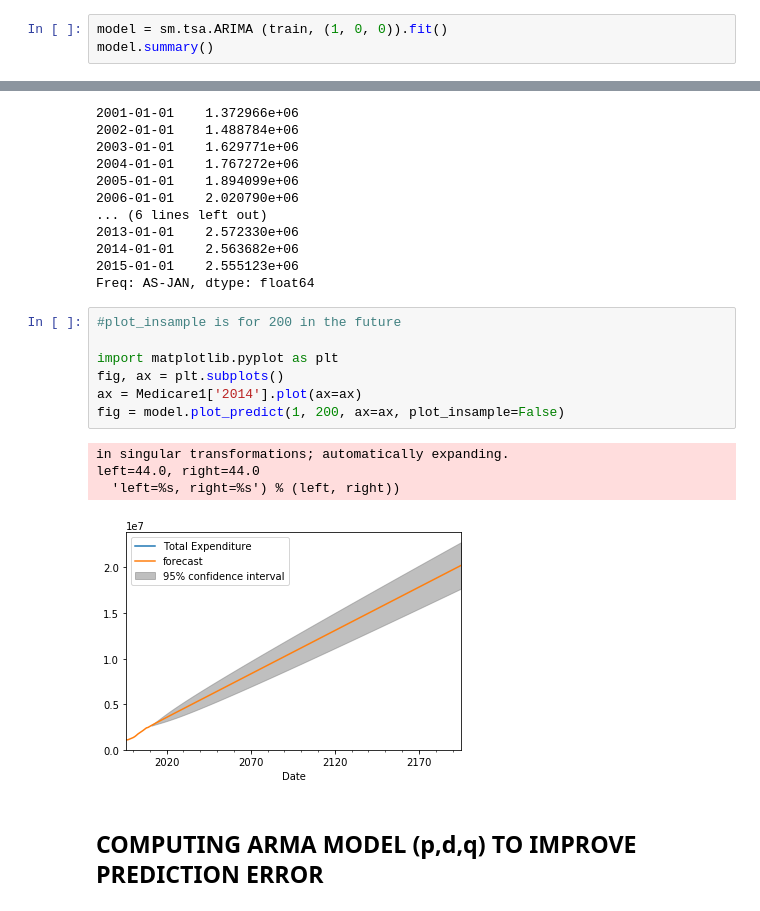
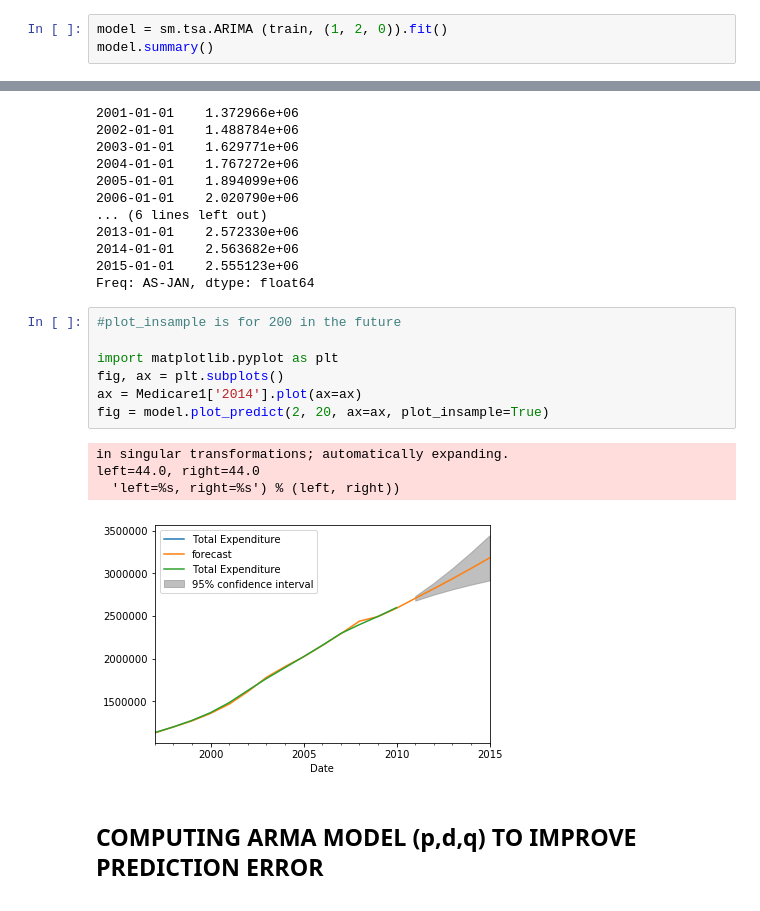
Before and after one commit to judesgit/GA-Data_Science, a Jupyter notebook: projects/final-project/Jude Nwosu -- GA Project -- HealthCare Final Project.ipynb, the cells around one changed output, grey strips where cells are left out. Drawn from its saved outputs; the diff is of its cells as text.

```diff
--- a/projects/final-project/Jude Nwosu -- GA Project -- HealthCare Final Project.ipynb
+++ b/projects/final-project/Jude Nwosu -- GA Project -- HealthCare Final Project.ipynb
@@ -184,6 +189,6 @@ dtype('float64')
 import statsmodels.api as sm
 from sklearn.metrics import mean_absolute_error
 # %%
-model = sm.tsa.ARIMA (train, (1, 0, 0)).fit()
+model = sm.tsa.ARIMA (train, (1, 2, 0)).fit()
 model.summary()
 # %% [output]
@@ -235,15 +255,15 @@ Freq: AS-JAN, dtype: float64
 # %%
 #plot_insample is for 200 in the future
 
 import matplotlib.pyplot as plt
 fig, ax = plt.subplots()
 ax = Medicare1['2014'].plot(ax=ax)
-fig = model.plot_predict(1, 200, ax=ax, plot_insample=False)
+fig = model.plot_predict(2, 20, ax=ax, plot_insample=True)
 # %% [output]
 in singular transformations; automatically expanding.
 left=44.0, right=44.0
   'left=%s, right=%s') % (left, right))
-[figure, old version]
+[figure, new version]
 # %% [markdown]
 ## COMPUTING ARMA MODEL (p,d,q) TO IMPROVE PREDICTION ERROR
 # %%
```
Also changed, not shown: parts of 6 cells of this notebook.
